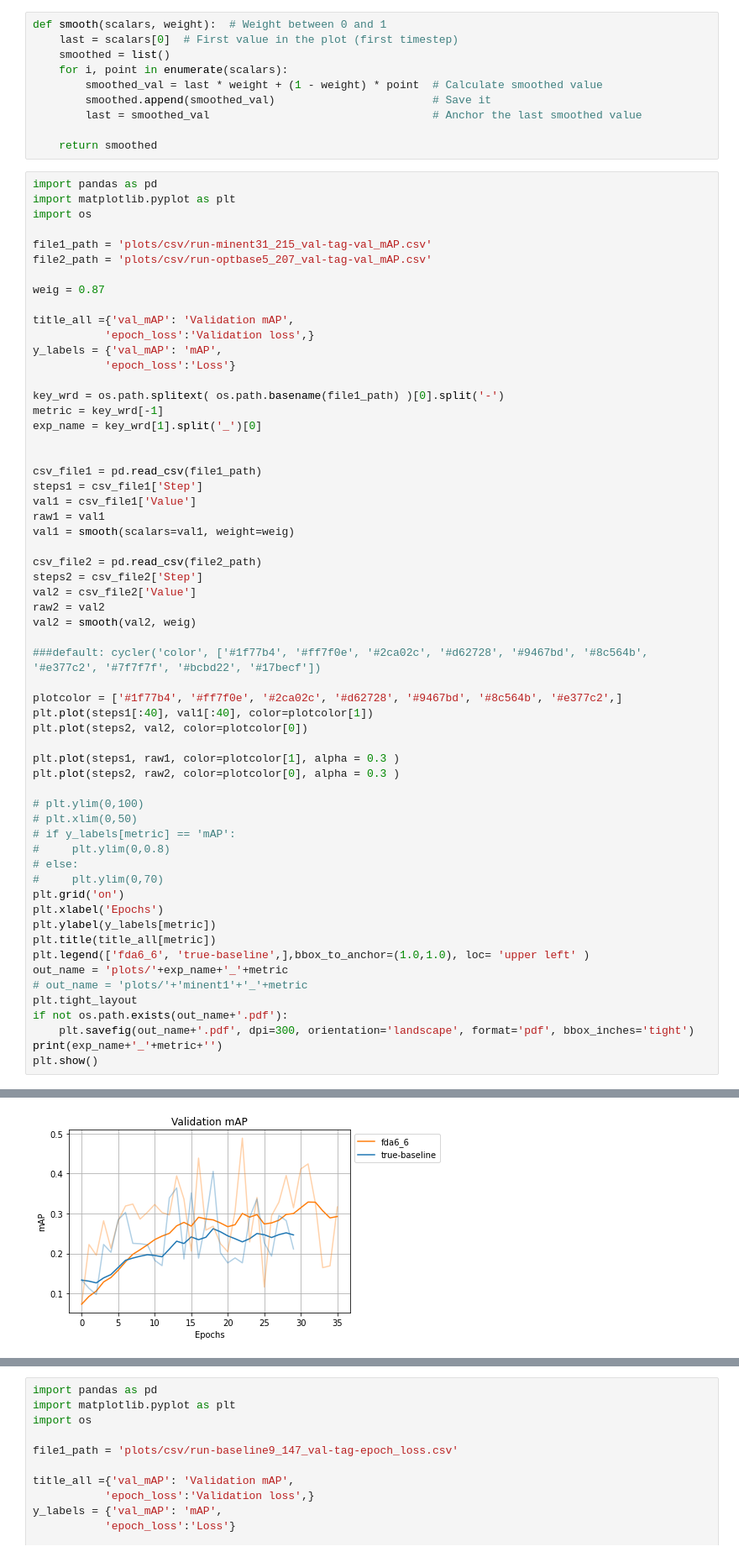
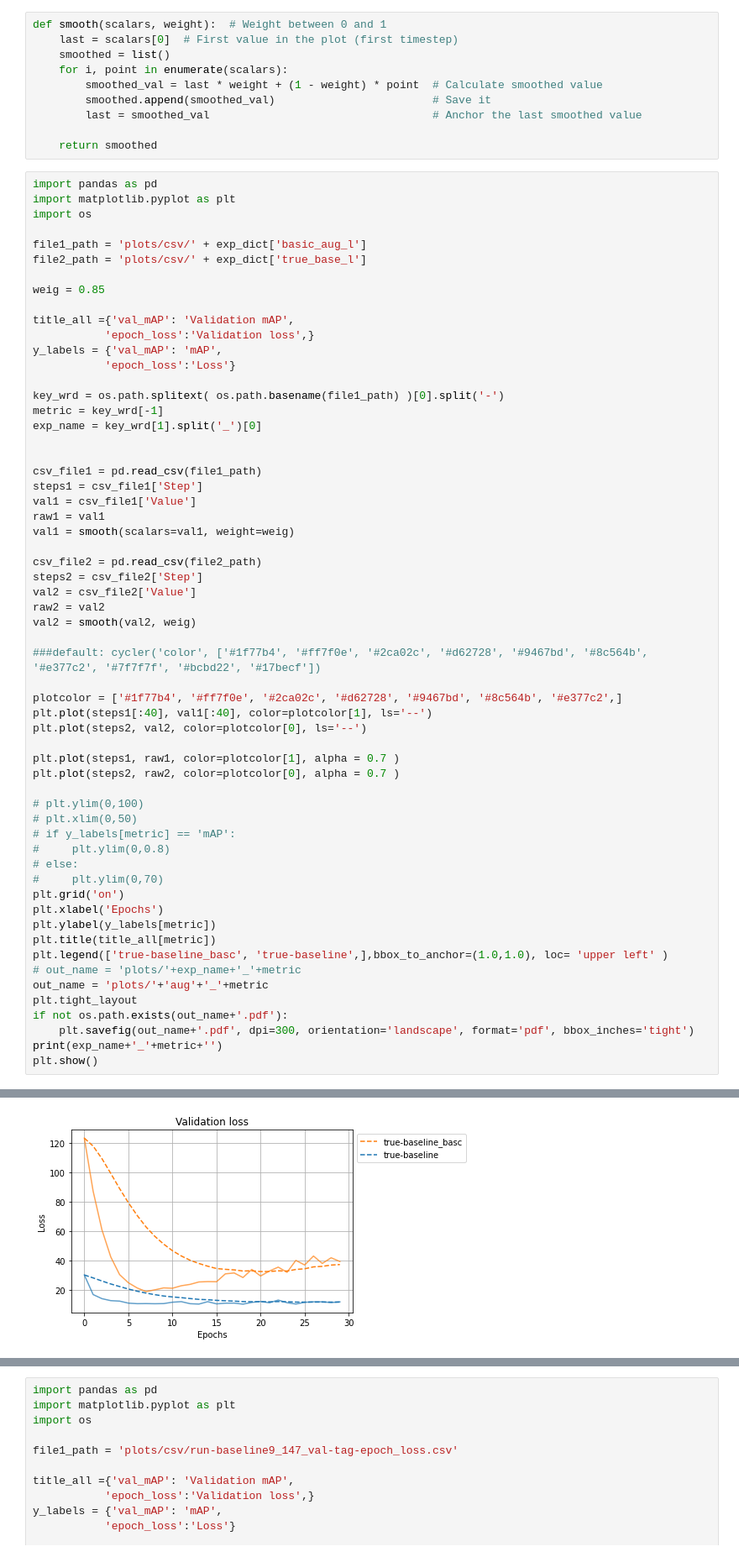
Before and after one commit to saurabh-2905/YOLOv3-UDA, a Jupyter notebook: Visualization tool.ipynb, the cells around one changed output, grey strips where cells are left out. Shown at 84% size. Drawn from its saved outputs; the diff is of its cells as text.

```diff
--- a/Visualization tool.ipynb
+++ b/Visualization tool.ipynb
@@ -782,10 +782,10 @@ import pandas as pd
 import matplotlib.pyplot as plt
 import os
 
-file1_path = 'plots/csv/run-minent31_215_val-tag-val_mAP.csv'
-file2_path = 'plots/csv/run-optbase5_207_val-tag-val_mAP.csv'
+file1_path = 'plots/csv/' + exp_dict['basic_aug_l']
+file2_path = 'plots/csv/' + exp_dict['true_base_l']
 
-weig = 0.87
+weig = 0.85
 
 title_all ={'val_mAP': 'Validation mAP',
            'epoch_loss':'Validation loss',}
@@ -812,11 +812,11 @@ val2 = smooth(val2, weig)
 ###default: cycler('color', ['#1f77b4', '#ff7f0e', '#2ca02c', '#d62728', '#9467bd', '#8c564b', '#e377c2', '#7f7f7f', '#bcbd22', '#17becf'])
 
 plotcolor = ['#1f77b4', '#ff7f0e', '#2ca02c', '#d62728', '#9467bd', '#8c564b', '#e377c2',]
-plt.plot(steps1[:40], val1[:40], color=plotcolor[1])
-plt.plot(steps2, val2, color=plotcolor[0])
+plt.plot(steps1[:40], val1[:40], color=plotcolor[1], ls='--')
+plt.plot(steps2, val2, color=plotcolor[0], ls='--')
 
-plt.plot(steps1, raw1, color=plotcolor[1], alpha = 0.3 )
-plt.plot(steps2, raw2, color=plotcolor[0], alpha = 0.3 )
+plt.plot(steps1, raw1, color=plotcolor[1], alpha = 0.7 )
+plt.plot(steps2, raw2, color=plotcolor[0], alpha = 0.7 )
 
 # plt.ylim(0,100)
 # plt.xlim(0,50)
@@ -828,9 +828,9 @@ plt.grid('on')
 plt.xlabel('Epochs')
 plt.ylabel(y_labels[metric])
 plt.title(title_all[metric])
-plt.legend(['fda6_6', 'true-baseline',],bbox_to_anchor=(1.0,1.0), loc= 'upper left' )
-out_name = 'plots/'+exp_name+'_'+metric
-# out_name = 'plots/'+'minent1'+'_'+metric
+plt.legend(['true-baseline_basc', 'true-baseline',],bbox_to_anchor=(1.0,1.0), loc= 'upper left' )
+# out_name = 'plots/'+exp_name+'_'+metric
+out_name = 'plots/'+'aug'+'_'+metric
 plt.tight_layout
 if not os.path.exists(out_name+'.pdf'):
     plt.savefig(out_name+'.pdf', dpi=300, orientation='landscape', format='pdf', bbox_inches='tight')
@@ -841 +841 @@ minent31_val_mAP
-[figure, old version]
+[figure, new version]
```
Also changed, not shown: parts of 14 cells of this notebook, 1 other file.
